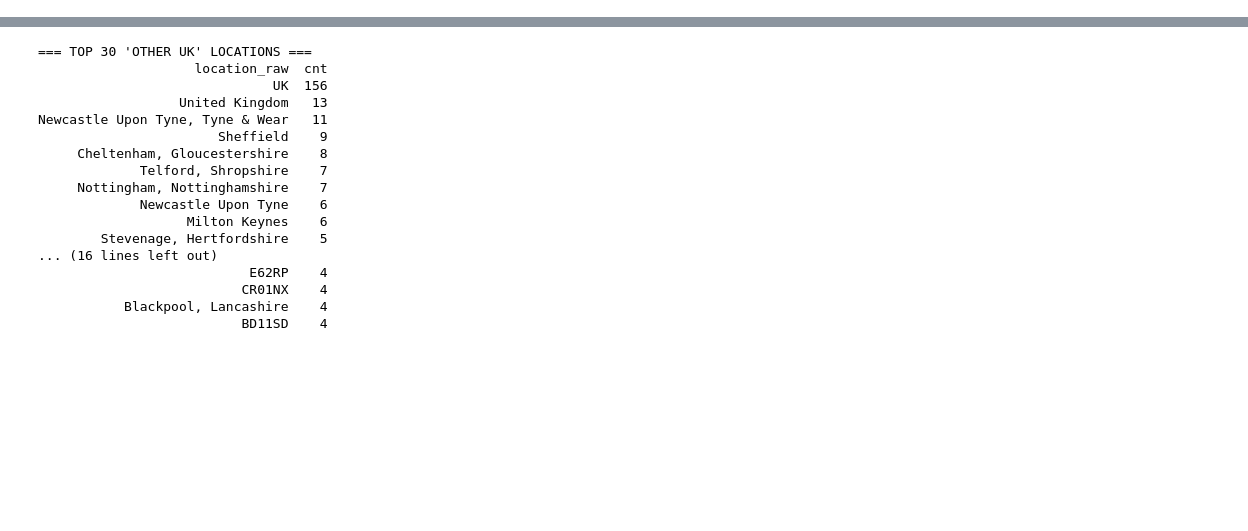
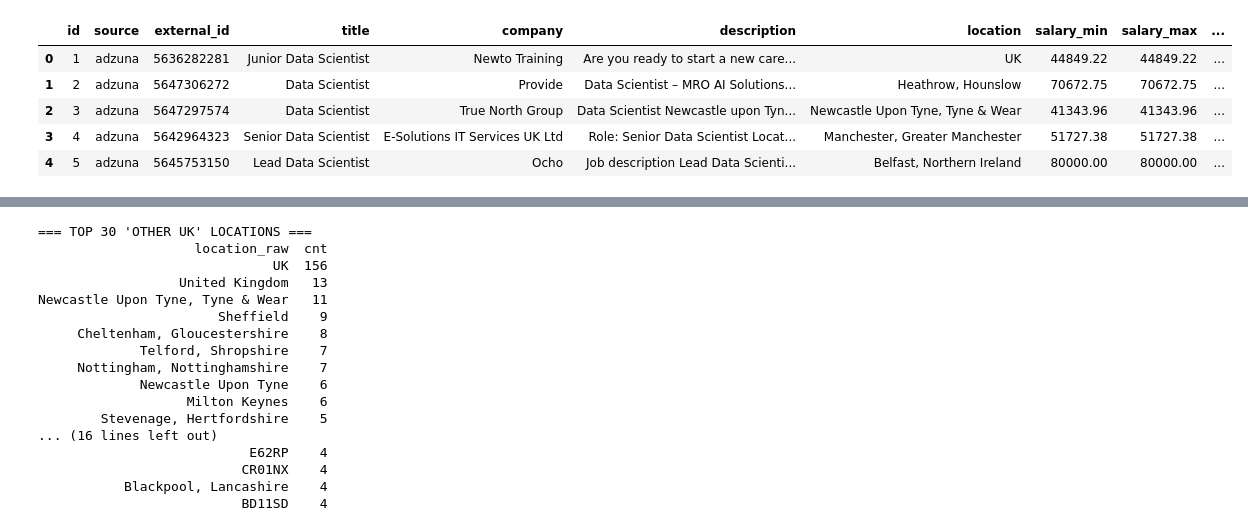
Before and after one commit to Hab-eeb/JobScope-UK, a Jupyter notebook: jobscope_explore.ipynb, the cells around one changed output, grey strips where cells are left out. Saved outputs shown, nothing was run; the diff lists cells and outputs as text; code cells hidden in the pictures; blank space fills up the shorter version.

Commit message:
Updated Data pull with full descriptions and clean_jobs with source column

```diff
--- a/jobscope_explore.ipynb
+++ b/jobscope_explore.ipynb
@@ -21,3 +21,12 @@ Clean jobs: 2064
+# %%
+raw_df.head()
+# %% [output]
+|  | id | source | external_id | title | company | description | location | salary_min | salary_max | ... |
+| 0 | 1 | adzuna | 5636282281 | Junior Data Scientist | Newto Training | Are you ready to start a new care... | UK | 44849.22 | 44849.22 | ... |
+| 1 | 2 | adzuna | 5647306272 | Data Scientist | Provide | Data Scientist – MRO AI Solutions... | Heathrow, Hounslow | 70672.75 | 70672.75 | ... |
+| 2 | 3 | adzuna | 5647297574 | Data Scientist | True North Group | Data Scientist Newcastle upon Tyn... | Newcastle Upon Tyne, Tyne & Wear | 41343.96 | 41343.96 | ... |
+| 3 | 4 | adzuna | 5642964323 | Senior Data Scientist | E-Solutions IT Services UK Ltd | Role: Senior Data Scientist Locat... | Manchester, Greater Manchester | 51727.38 | 51727.38 | ... |
+| 4 | 5 | adzuna | 5645753150 | Lead Data Scientist | Ocho | Job description Lead Data Scienti... | Belfast, Northern Ireland | 80000.00 | 80000.00 | ... |
 # %%
 # Quick look at clean data
 clean_df.head()
```
Also changed, not shown: parts of 10 cells of this notebook, 3 other files.
